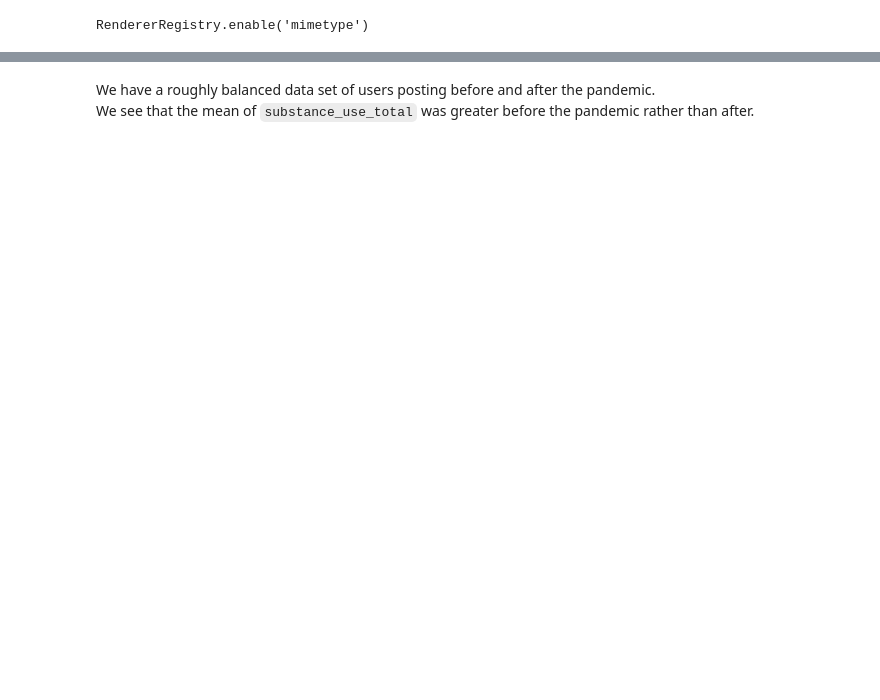
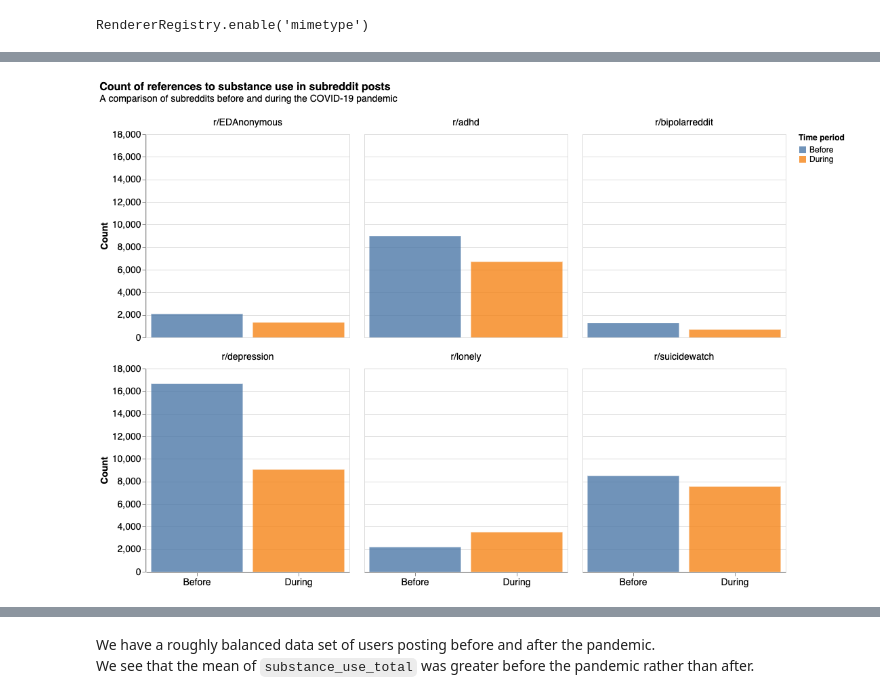
Before and after one commit to mel-liow/covid_reddit_behaviour, a Jupyter notebook: eda/subreddit/eda-adhd.ipynb, the cells around one changed output, grey strips where cells are left out. Cells and saved outputs as stored; diff of their text form; code cells hidden in the pictures; blank space fills up the shorter version.

```diff
--- a/eda/subreddit/eda-adhd.ipynb
+++ b/eda/subreddit/eda-adhd.ipynb
@@ -127 +106,33 @@ alt.Chart(adhd_df).mark_bar(opacity=0.8).encode(
+# %%
+count_results = result.groupby(['subreddit', 'period']).sum('substance_use_total')
+count_results = count_results.reset_index()
+
+alt.Chart(count_results).mark_bar(opacity=0.8).encode(
+    x=alt.X('period',
+            sort=['Before', 'During'],
+            title='',
+               axis=alt.Axis(labelAngle=0)
+           ),
+    y=alt.Y('substance_use_total',
+            title="Count"),
+            # axis=alt.Axis(format='%')),x
+            color=alt.Color('period', legend=alt.Legend(title='Time period', titleFontSize=12, labelFontSize=12)),
+).properties(
+    width=300,
+    height=300,
+).facet(
+    title= alt.TitleParams(
+        offset=20,
+        fontSize=16,
+        subtitleFontSize=14,
+        text='Count of references to substance use in subreddit posts',
+        subtitle="A comparison of subreddits before and during the COVID-19 pandemic"),
+    facet=alt.Facet('subreddit', header=alt.Header(labelFontSize=14, title="")),
+    columns=3
+).configure_axis(
+    labelFontSize=14,
+    titleFontSize=14,
+)
+# %% [output]
+[figure, added]
 # %%
```
Also changed, not shown: parts of 17 cells of this notebook.
